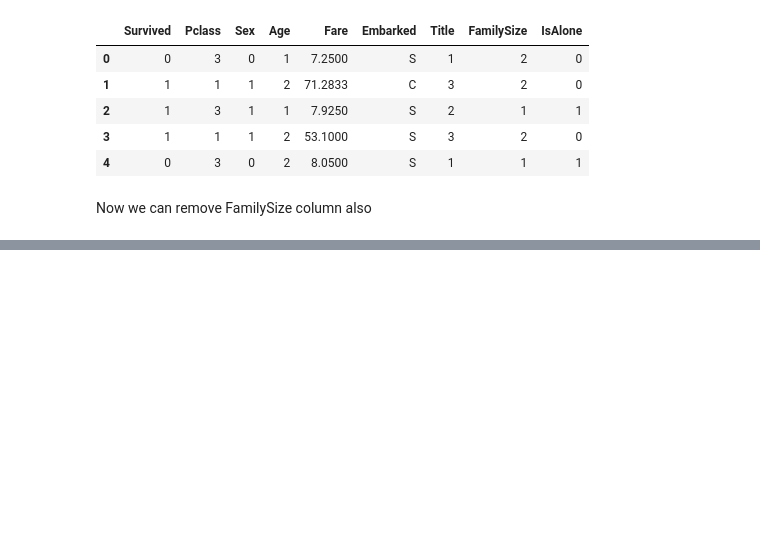
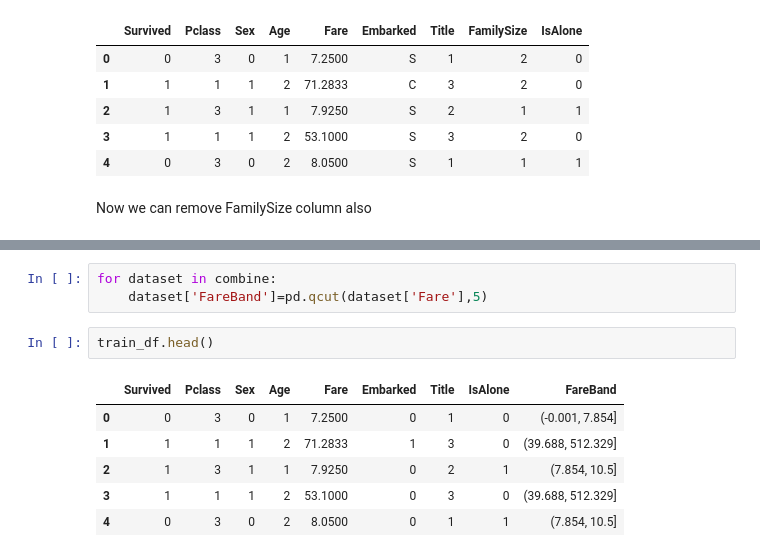
Before and after one commit to Chetan4635/MachineLearning, a Jupyter notebook: TitanicDataset.ipynb, the cells around one changed output, grey strips where cells are left out. Drawn from its saved outputs; the diff is of its cells as text; blank space fills up the shorter version.

```diff
--- a/TitanicDataset.ipynb
+++ b/TitanicDataset.ipynb
@@ -404,0 +450,12 @@ train_df.head
+# %%
+for dataset in combine:
+    dataset['FareBand']=pd.qcut(dataset['Fare'],5)
+# %%
+train_df.head()
+# %% [output]
+|  | Survived | Pclass | Sex | Age | Fare | Embarked | Title | IsAlone | FareBand |
+| 0 | 0 | 3 | 0 | 1 | 7.2500 | 0 | 1 | 0 | (-0.001, 7.854] |
+| 1 | 1 | 1 | 1 | 2 | 71.2833 | 1 | 3 | 0 | (39.688, 512.329] |
+| 2 | 1 | 3 | 1 | 1 | 7.9250 | 0 | 2 | 1 | (7.854, 10.5] |
+| 3 | 1 | 1 | 1 | 2 | 53.1000 | 0 | 3 | 0 | (39.688, 512.329] |
+| 4 | 0 | 3 | 0 | 2 | 8.0500 | 0 | 1 | 1 | (7.854, 10.5] |
```
Also changed, not shown: parts of 20 cells of this notebook.
